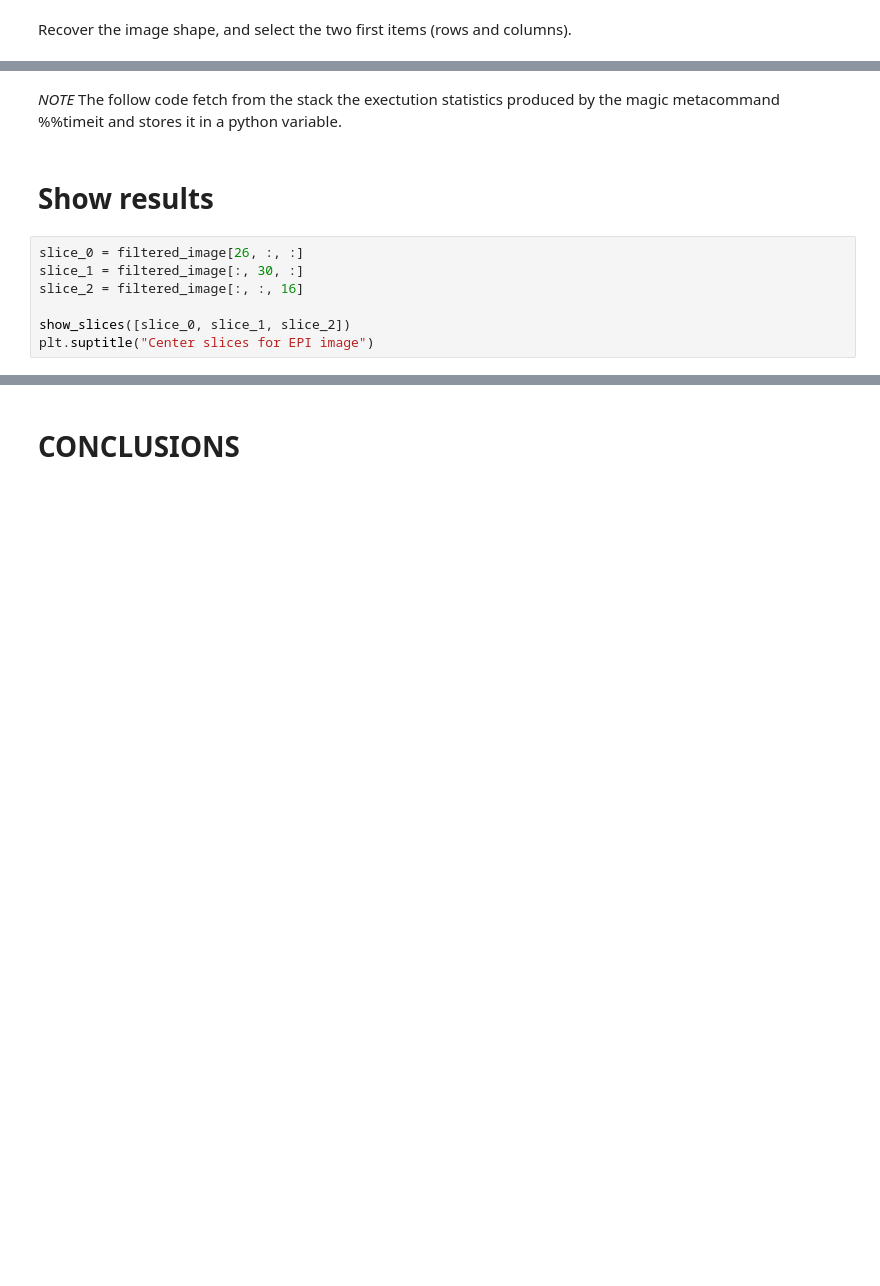
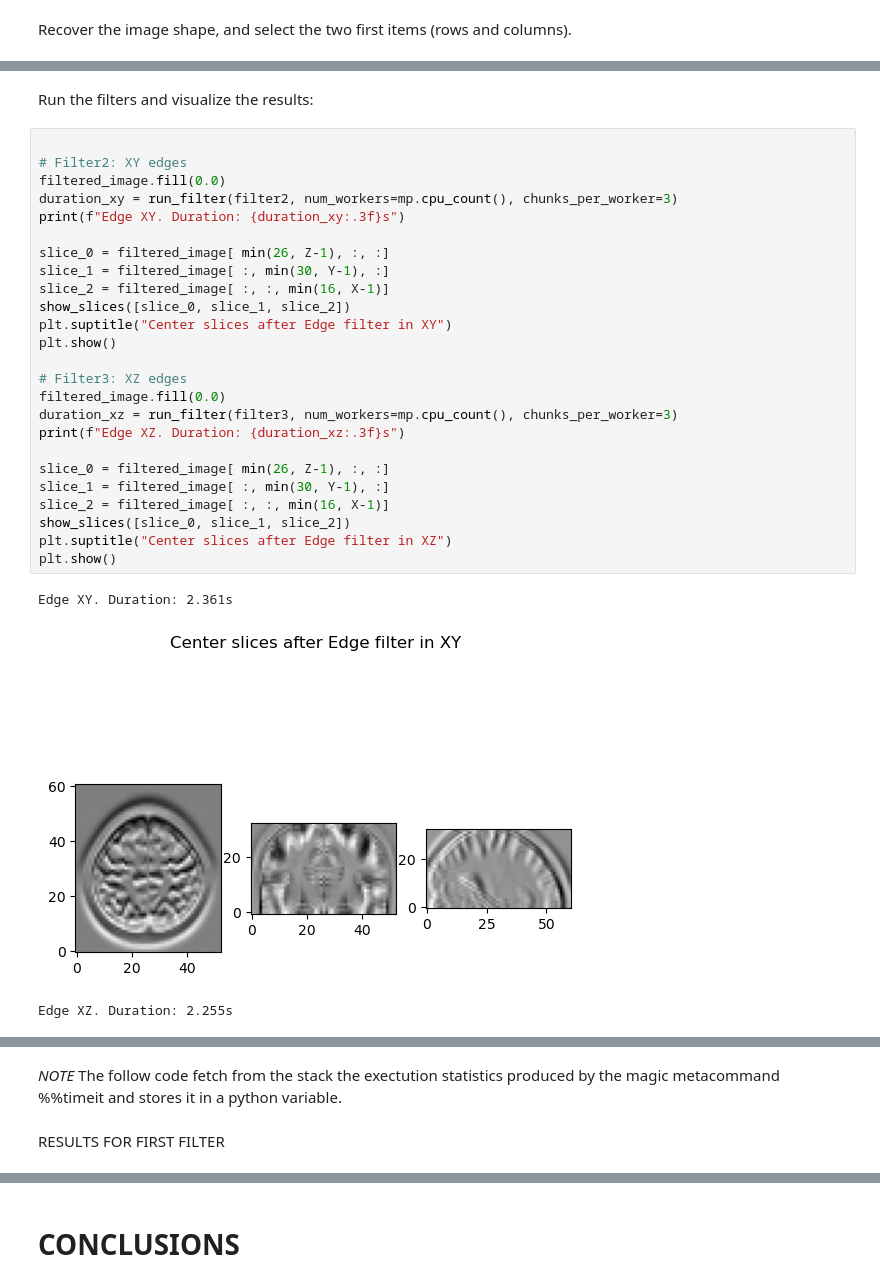
Before and after one commit to alzuaz/Massive-Computing, a Jupyter notebook: FirstPracticalWork.ipynb, the cells around one changed output, grey strips where cells are left out. Saved outputs shown, nothing was run; the diff lists cells and outputs as text; blank space fills up the shorter version.

```diff
--- a/FirstPracticalWork.ipynb
+++ b/FirstPracticalWork.ipynb
@@ -163,0 +237,31 @@ np.allclose(filtered_image,epi_img_data_final)
+# %% [markdown]
+Run the filters and visualize the results:
+# %%
+
+# Filter2: XY edges
+filtered_image.fill(0.0)
+duration_xy = run_filter(filter2, num_workers=mp.cpu_count(), chunks_per_worker=3)
+print(f"Edge XY. Duration: {duration_xy:.3f}s")
+
+slice_0 = filtered_image[ min(26, Z-1), :, :]
+slice_1 = filtered_image[ :, min(30, Y-1), :]
+slice_2 = filtered_image[ :, :, min(16, X-1)]
+show_slices([slice_0, slice_1, slice_2])
+plt.suptitle("Center slices after Edge filter in XY")
+plt.show()
+
+# Filter3: XZ edges
+filtered_image.fill(0.0)
+duration_xz = run_filter(filter3, num_workers=mp.cpu_count(), chunks_per_worker=3)
+print(f"Edge XZ. Duration: {duration_xz:.3f}s")
+
+slice_0 = filtered_image[ min(26, Z-1), :, :]
+slice_1 = filtered_image[ :, min(30, Y-1), :]
+slice_2 = filtered_image[ :, :, min(16, X-1)]
+show_slices([slice_0, slice_1, slice_2])
+plt.suptitle("Center slices after Edge filter in XZ")
+plt.show()
+# %% [output]
+Edge XY. Duration: 2.361s
+[figure, added]
+Edge XZ. Duration: 2.255s
@@ -164,11 +269,4 @@ np.allclose(filtered_image,epi_img_data_final)
 # %% [markdown]
 *NOTE* The follow code fetch from the stack the exectution statistics produced by the magic metacommand %%timeit and stores it in a python variable.
-# %% [markdown]
-# Show results
-# %%
-slice_0 = filtered_image[26, :, :]
-slice_1 = filtered_image[:, 30, :]
-slice_2 = filtered_image[:, :, 16]
-
-show_slices([slice_0, slice_1, slice_2])
-plt.suptitle("Center slices for EPI image")
+# %% [markdown]
+RESULTS FOR FIRST FILTER
```
Also changed, not shown: parts of 35 cells of this notebook.
